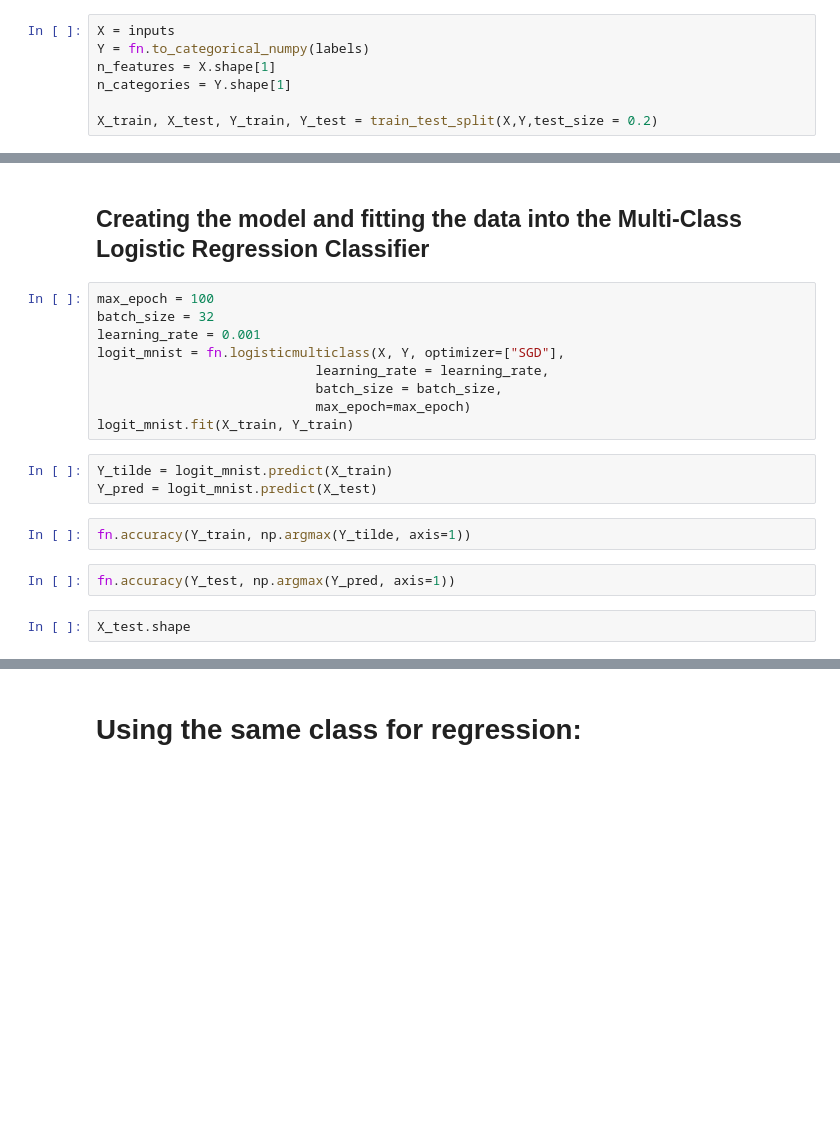
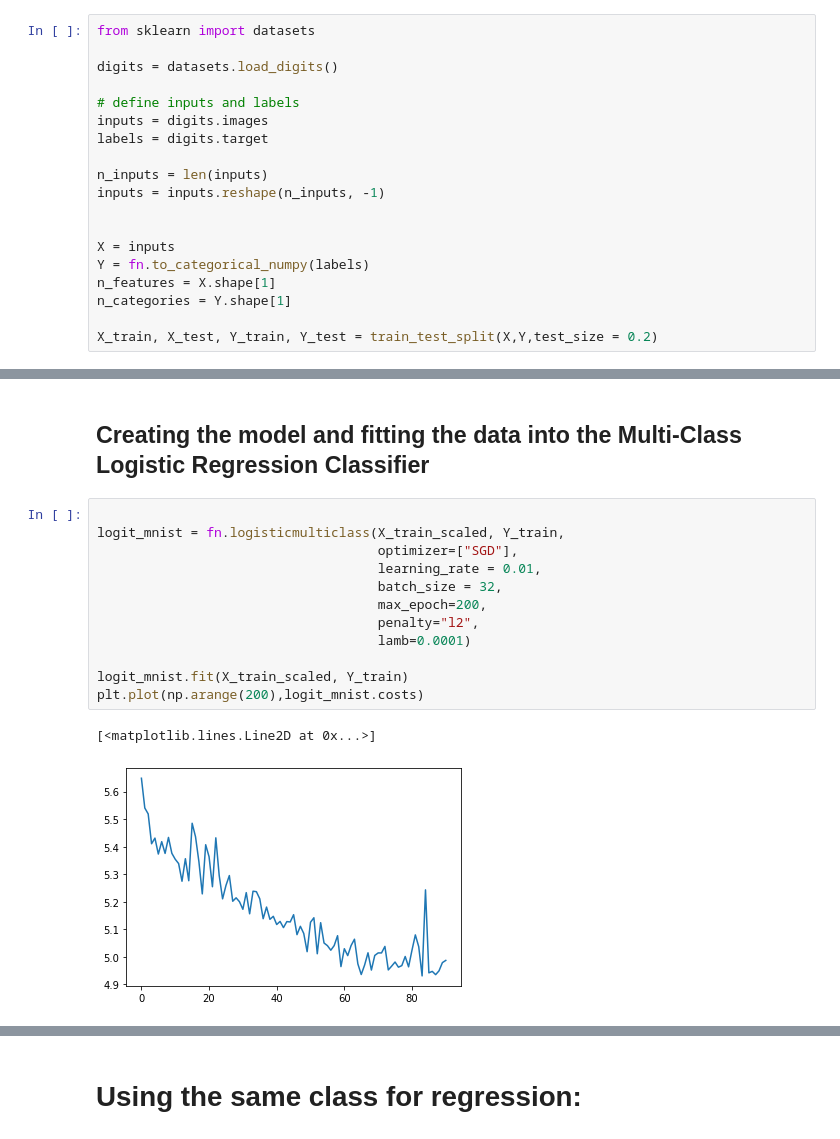
Before and after one commit to haakools/FYS-STK4155AUTUMN, a Jupyter notebook: Project 2/Project2_main.ipynb, the cells around one changed output, grey strips where cells are left out. Drawn from its saved outputs; the diff is of its cells as text; blank space fills up the shorter version.

```diff
--- a/Project 2/Project2_main.ipynb
+++ b/Project 2/Project2_main.ipynb
@@ -260,6 +262,18 @@ plt.show()
 # %% [markdown]
 # Logistic regression on the MNIST data
 # %%
+from sklearn import datasets
+
+digits = datasets.load_digits()
+
+# define inputs and labels
+inputs = digits.images
+labels = digits.target
+
+n_inputs = len(inputs)
+inputs = inputs.reshape(n_inputs, -1)
+
+
 X = inputs
 Y = fn.to_categorical_numpy(labels)
 n_features = X.shape[1]
@@ -276,21 +294,18 @@ X_train_scaled = scaler.transform(X_train)
 X_test_scaled = scaler.transform(X_test)
 # %% [markdown]
 ## Creating the model and fitting the data into the Multi-Class Logistic Regression Classifier
-# %%
-max_epoch = 100
-batch_size = 32
-learning_rate = 0.001
-logit_mnist = fn.logisticmulticlass(X, Y, optimizer=["SGD"],
-                            learning_rate = learning_rate,
-                            batch_size = batch_size,
-                            max_epoch=max_epoch)
-logit_mnist.fit(X_train, Y_train)
-# %%
-Y_tilde = logit_mnist.predict(X_train)
-Y_pred = logit_mnist.predict(X_test)
-# %%
-fn.accuracy(Y_train, np.argmax(Y_tilde, axis=1))
-# %%
-fn.accuracy(Y_test, np.argmax(Y_pred, axis=1))
-# %%
-X_test.shape
+# %%
+
+logit_mnist = fn.logisticmulticlass(X_train_scaled, Y_train,
+                                    optimizer=["SGD"],
+                                    learning_rate = 0.01,
+                                    batch_size = 32,
+                                    max_epoch=200,
+                                    penalty="l2",
+                                    lamb=0.0001)
+
+logit_mnist.fit(X_train_scaled, Y_train)
+plt.plot(np.arange(200),logit_mnist.costs)
+# %% [output]
+[<matplotlib.lines.Line2D at 0x...>]
+[figure, added]
```
Also changed, not shown: parts of 26 cells of this notebook, 2 other files.
